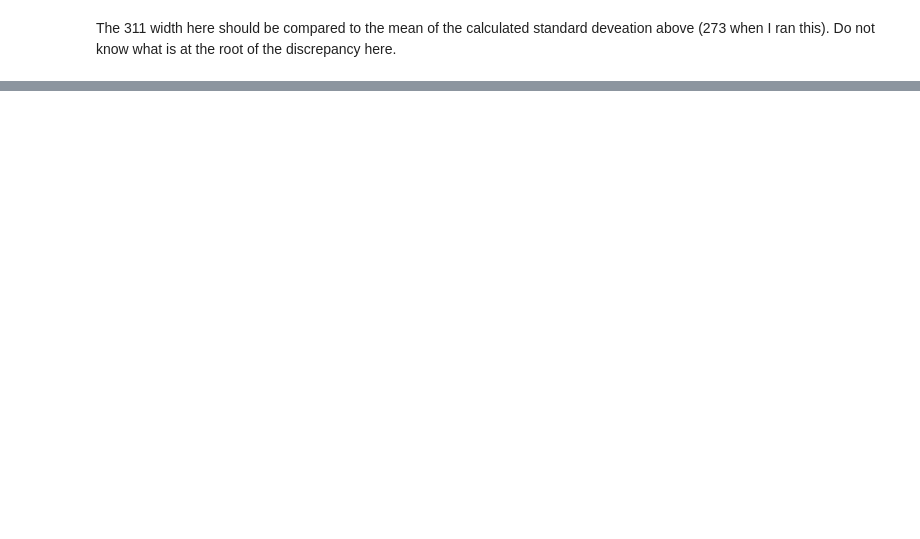
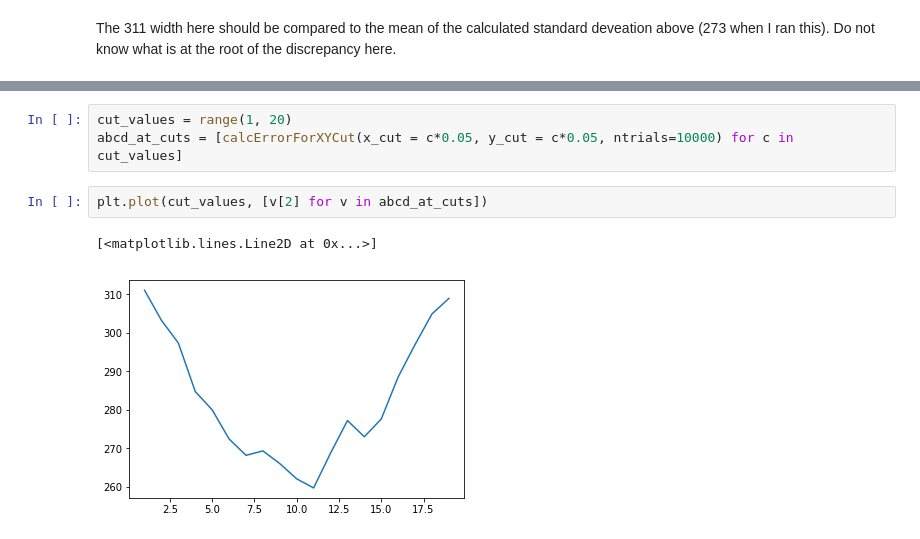
Before and after one commit to gordonwatts/ABCDStatTests, a Jupyter notebook: notebooks/ABCDStatStudy.ipynb, the cells around one changed output, grey strips where cells are left out. Drawn from its saved outputs; the diff is of its cells as text; blank space fills up the shorter version.

```diff
--- a/notebooks/ABCDStatStudy.ipynb
+++ b/notebooks/ABCDStatStudy.ipynb
@@ -134,0 +169,8 @@ The 311 width here should be compared to the mean of the calculated standard dev
+# %%
+cut_values = range(1, 20)
+abcd_at_cuts = [calcErrorForXYCut(x_cut = c*0.05, y_cut = c*0.05, ntrials=10000) for c in cut_values]
+# %%
+plt.plot(cut_values, [v[2] for v in abcd_at_cuts])
+# %% [output]
+[<matplotlib.lines.Line2D at 0x...>]
+[figure, added]
```
Also changed, not shown: parts of 21 cells of this notebook.
